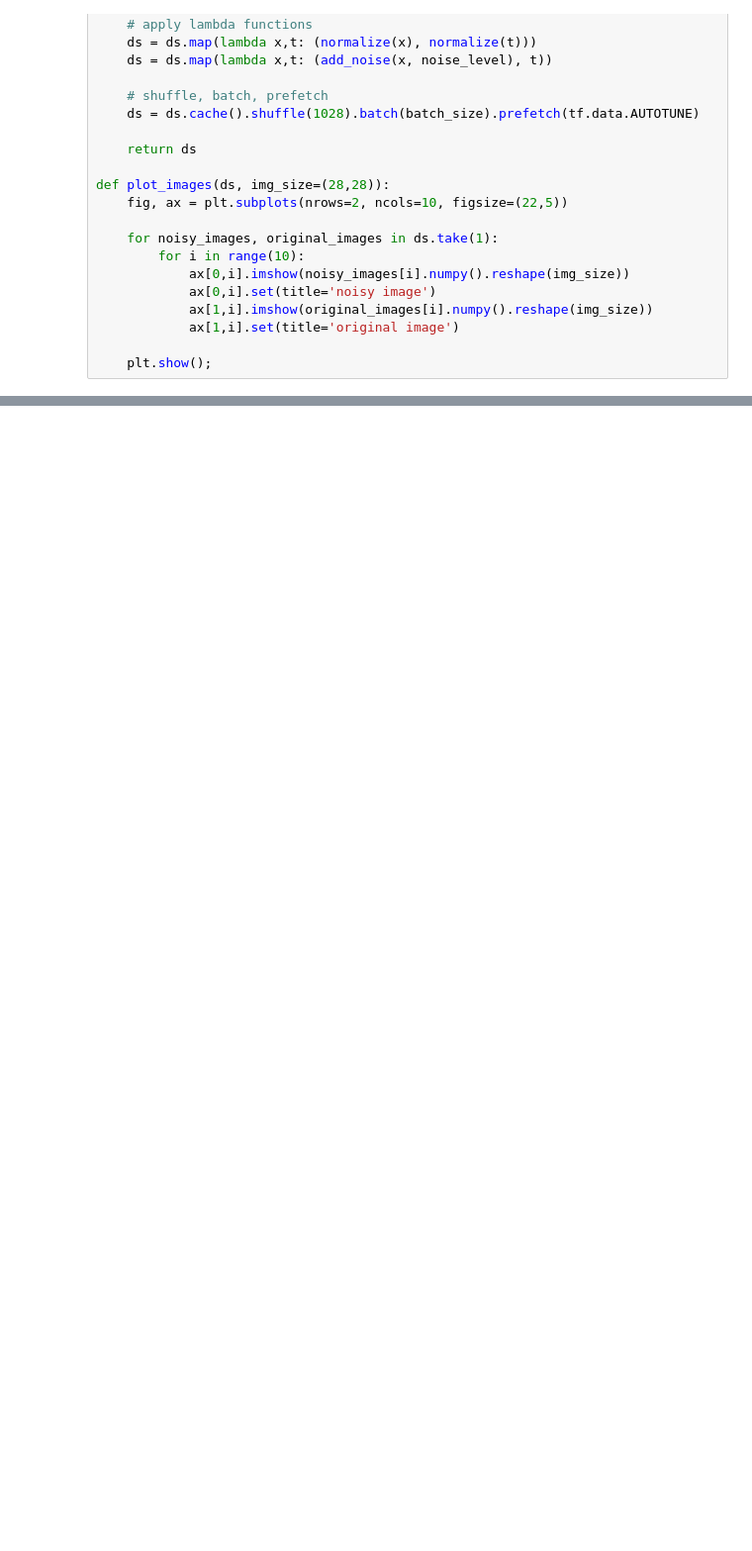
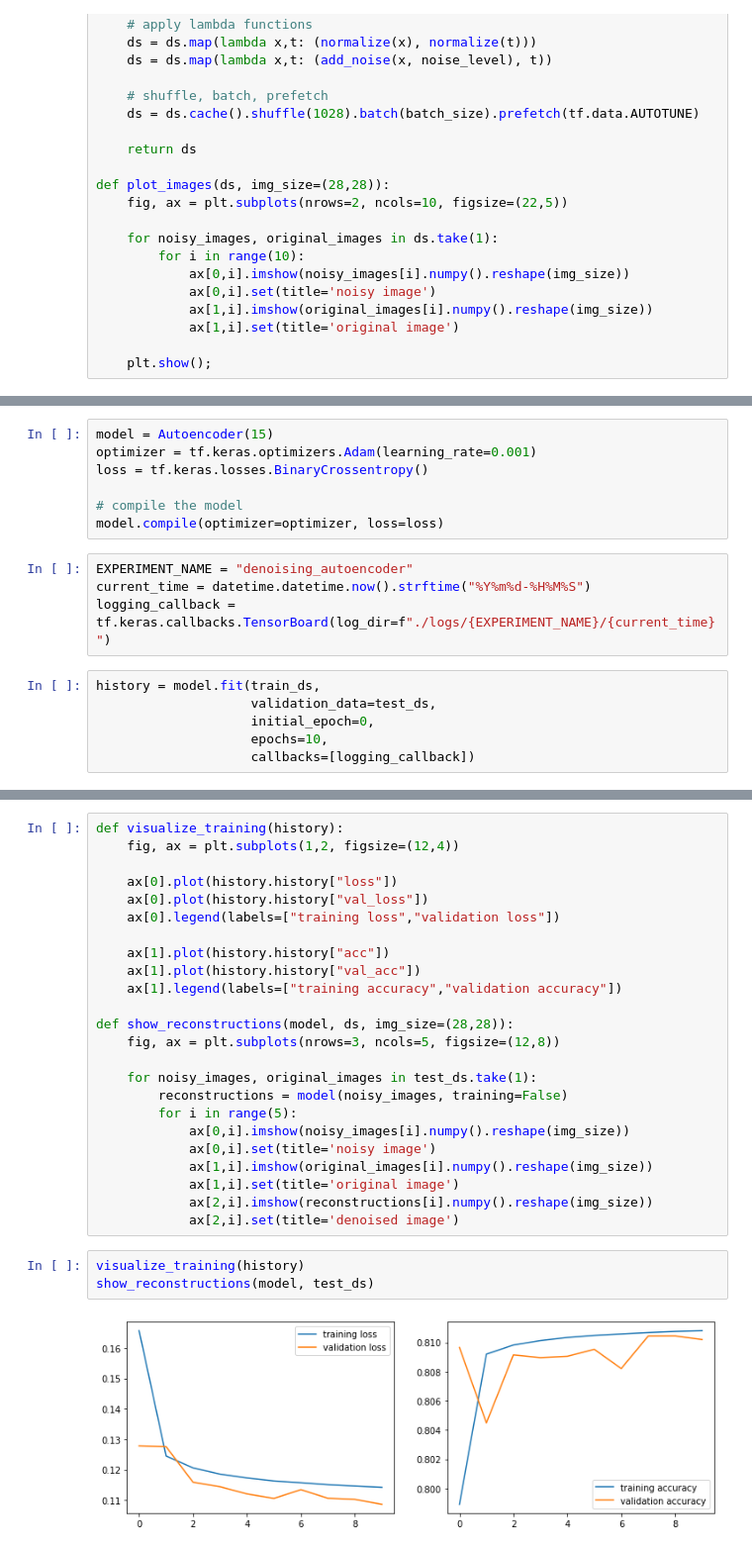
Before and after one commit to fynnomenon/iannwtf_group06_homework, a Jupyter notebook: homework_08/homework08.ipynb, the cells around one changed output, grey strips where cells are left out. Shown: that part at 99% size. Cells and saved outputs as stored; diff of their text form; blank space fills up the shorter version.

```diff
--- a/homework_08/homework08.ipynb
+++ b/homework_08/homework08.ipynb
@@ -301,0 +151,17 @@ ValueError: ignored
+# %%
+model = Autoencoder(15)
+optimizer = tf.keras.optimizers.Adam(learning_rate=0.001)
+loss = tf.keras.losses.BinaryCrossentropy()
+
+# compile the model
+model.compile(optimizer=optimizer, loss=loss)
+# %%
+EXPERIMENT_NAME = "denoising_autoencoder"
+current_time = datetime.datetime.now().strftime("%Y%m%d-%H%M%S")
+logging_callback = tf.keras.callbacks.TensorBoard(log_dir=f"./logs/{EXPERIMENT_NAME}/{current_time}")
+# %%
+history = model.fit(train_ds,
+                    validation_data=test_ds,
+                    initial_epoch=0,
+                    epochs=10,
+                    callbacks=[logging_callback])
@@ -301,0 +189,29 @@ ValueError: ignored
+# %%
+def visualize_training(history):
+    fig, ax = plt.subplots(1,2, figsize=(12,4))
+
+    ax[0].plot(history.history["loss"])
+    ax[0].plot(history.history["val_loss"])
+    ax[0].legend(labels=["training loss","validation loss"])
+
+    ax[1].plot(history.history["acc"])
+    ax[1].plot(history.history["val_acc"])
+    ax[1].legend(labels=["training accuracy","validation accuracy"])
+
+def show_reconstructions(model, ds, img_size=(28,28)):
+    fig, ax = plt.subplots(nrows=3, ncols=5, figsize=(12,8))
+
+    for noisy_images, original_images in test_ds.take(1):
+        reconstructions = model(noisy_images, training=False)
+        for i in range(5):
+            ax[0,i].imshow(noisy_images[i].numpy().reshape(img_size))
+            ax[0,i].set(title='noisy image')
+            ax[1,i].imshow(original_images[i].numpy().reshape(img_size))
+            ax[1,i].set(title='original image')
+            ax[2,i].imshow(reconstructions[i].numpy().reshape(img_size))
+            ax[2,i].set(title='denoised image')
+# %%
+visualize_training(history)
+show_reconstructions(model, test_ds)
+# %% [output]
+[figure, added]
```
Also changed, not shown: parts of 16 cells of this notebook, 2 other files.
